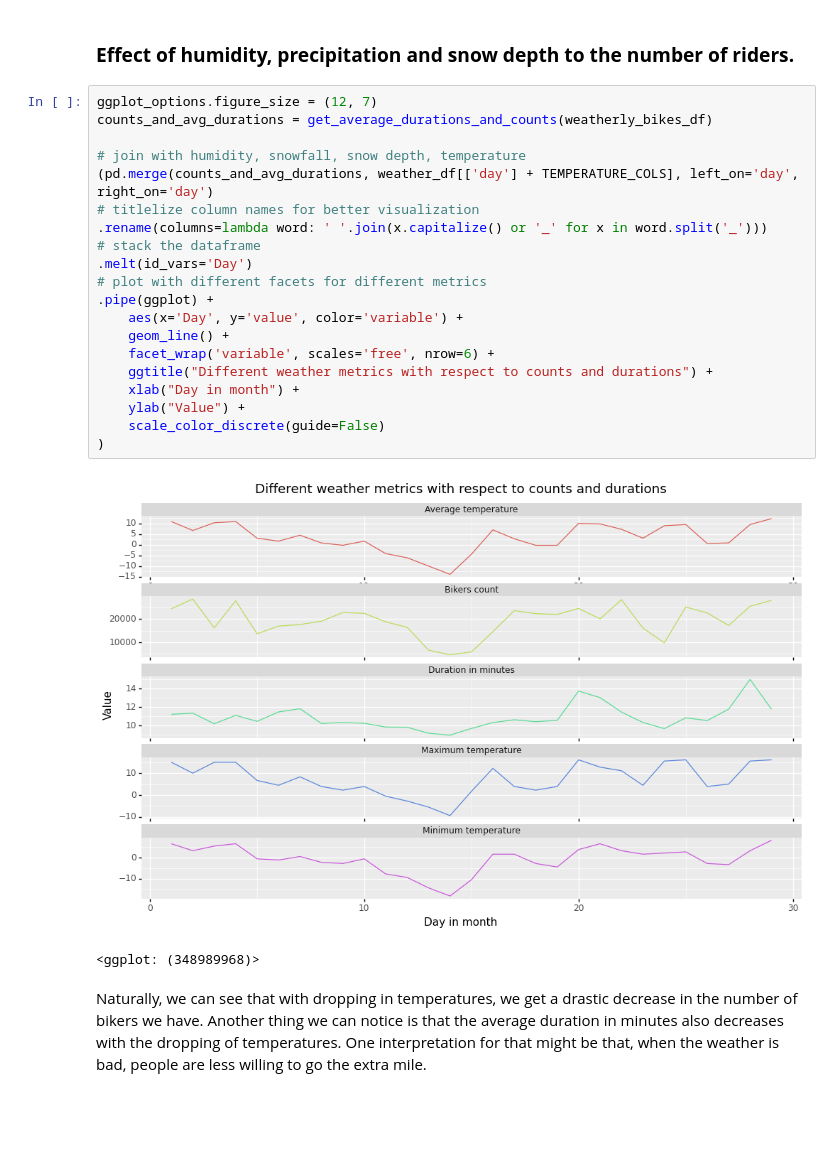
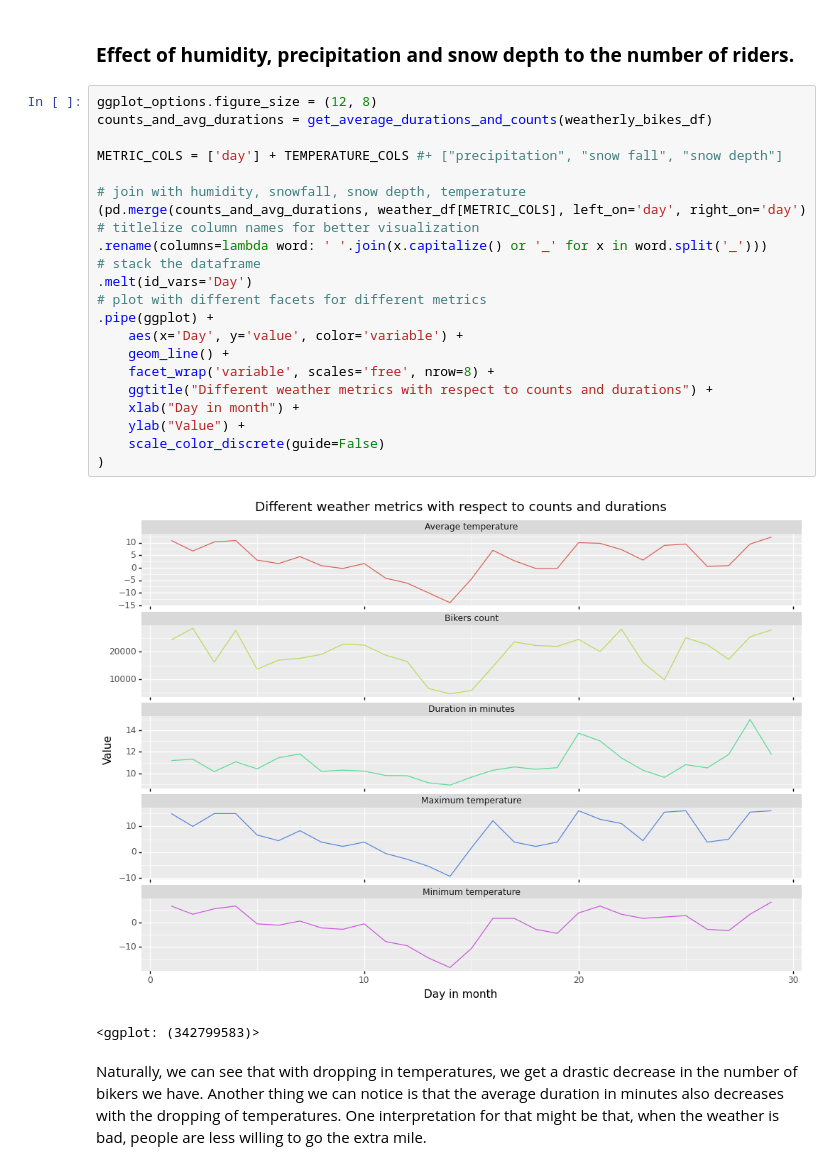
Before and after one commit to nshahpazov/nyc-bikership-analysis, a Jupyter notebook: src/03-weather-data-analysis.ipynb, the cells around one changed output. Drawn from its saved outputs; the diff is of its cells as text; blank space fills up the shorter version.

```diff
--- a/src/03-weather-data-analysis.ipynb
+++ b/src/03-weather-data-analysis.ipynb
@@ -62,28 +63,30 @@ We can see that with increase of the temperature, naturally we have a higher num
 # %% [markdown]
 ### **Effect of humidity, precipitation and snow depth to the number of riders.**
 # %%
-ggplot_options.figure_size = (12, 7)
+ggplot_options.figure_size = (12, 8)
 counts_and_avg_durations = get_average_durations_and_counts(weatherly_bikes_df)
 
+METRIC_COLS = ['day'] + TEMPERATURE_COLS #+ ["precipitation", "snow fall", "snow depth"]
+
 # join with humidity, snowfall, snow depth, temperature
-(pd.merge(counts_and_avg_durations, weather_df[['day'] + TEMPERATURE_COLS], left_on='day', right_on='day')
+(pd.merge(counts_and_avg_durations, weather_df[METRIC_COLS], left_on='day', right_on='day')
 # titlelize column names for better visualization
 .rename(columns=lambda word: ' '.join(x.capitalize() or '_' for x in word.split('_')))
 # stack the dataframe
 .melt(id_vars='Day')
 # plot with different facets for different metrics
 .pipe(ggplot) +
     aes(x='Day', y='value', color='variable') +
     geom_line() +
-    facet_wrap('variable', scales='free', nrow=6) +
+    facet_wrap('variable', scales='free', nrow=8) +
     ggtitle("Different weather metrics with respect to counts and durations") +
     xlab("Day in month") +
     ylab("Value") +
     scale_color_discrete(guide=False)
 )
 # %% [output]
-[figure, old version]
+[figure, new version]
-<ggplot: (348989968)>
+<ggplot: (342799583)>
 # %% [markdown]
 Naturally, we can see that with dropping in temperatures, we get a drastic decrease in the number of bikers we have. Another thing we can notice is that the average duration in minutes also decreases with the dropping of temperatures. One interpretation for that might be that, when the weather is bad, people are less willing to go the extra mile.
 # %% [markdown]
```
Also changed, not shown: parts of 3 cells of this notebook, 10 other files.
